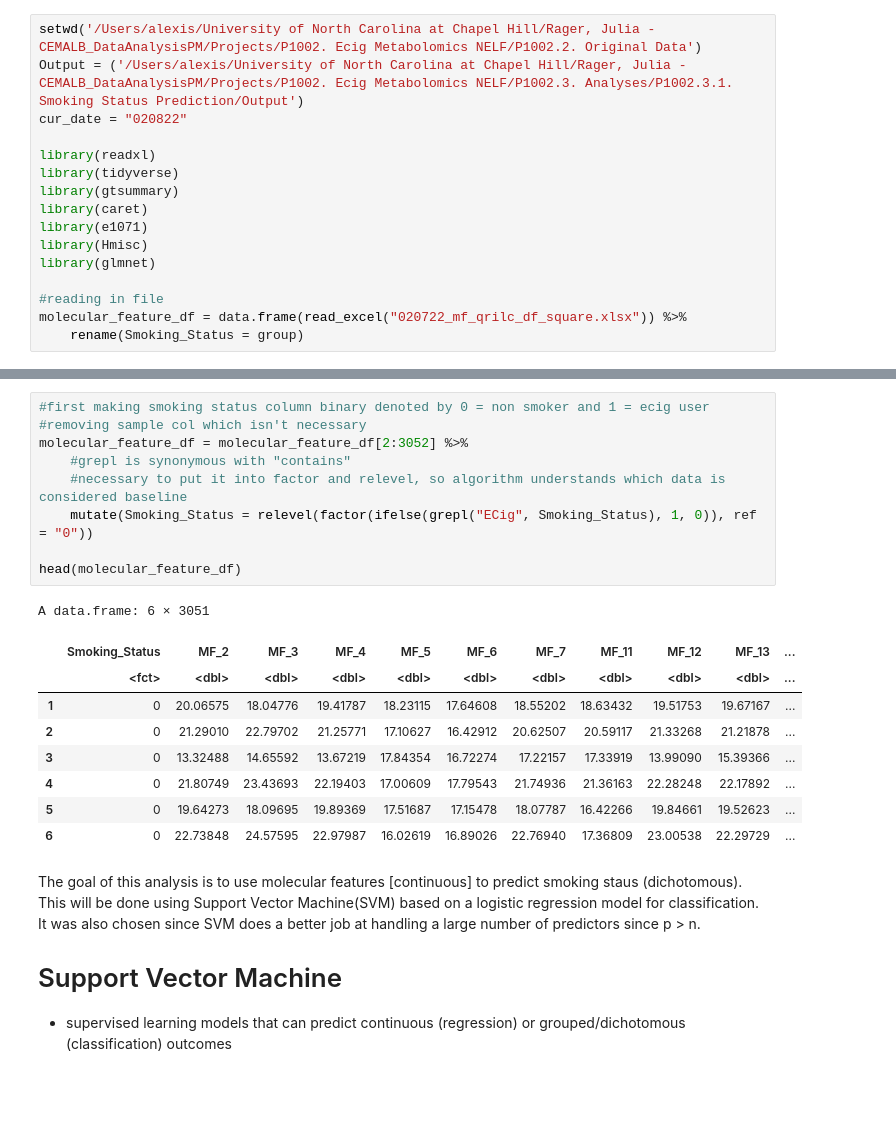
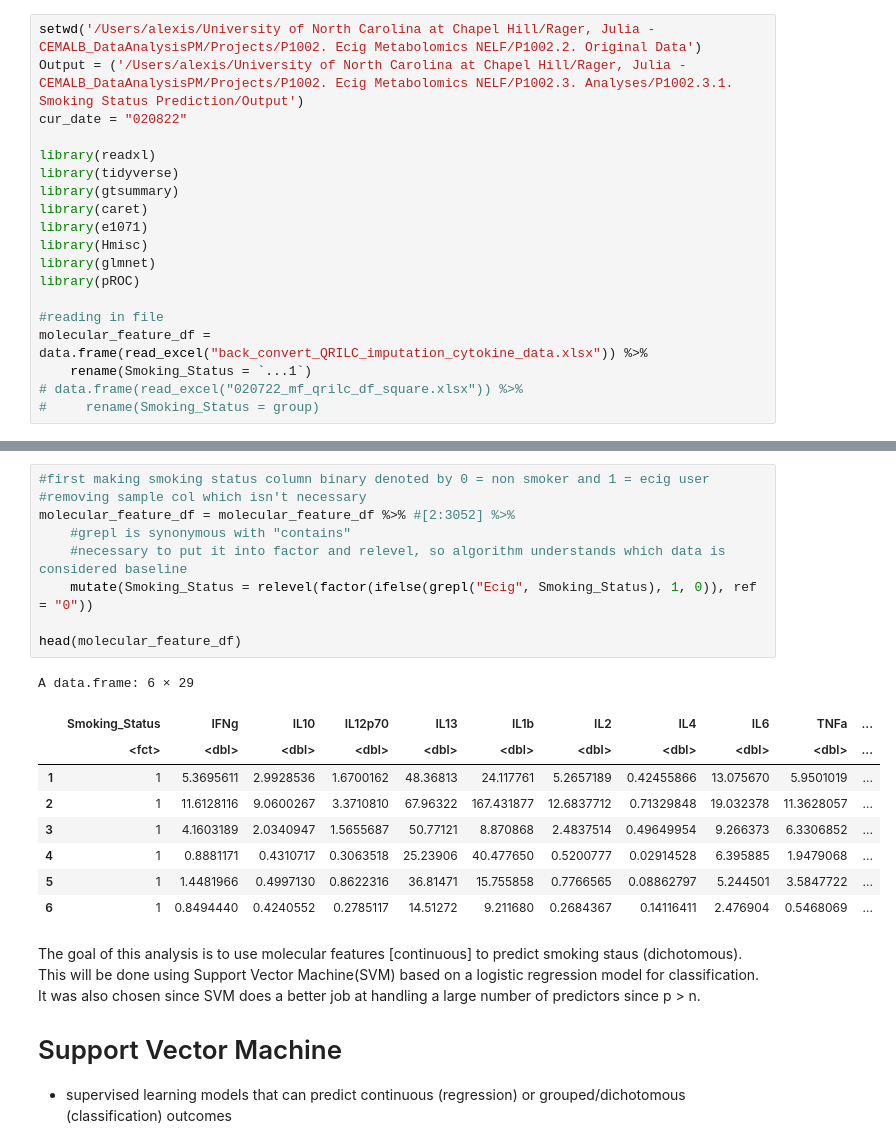
Before and after one commit to UNC-CEMALB/P1002_Ecig-Metabolomics-NELF, a Jupyter notebook: 2. Smoking Status Prediction/SVM.ipynb, the cells around one changed output, grey strips where cells are left out. Drawn from its saved outputs; the diff is of its cells as text; blank space fills up the shorter version.

```diff
--- a/2. Smoking Status Prediction/SVM.ipynb
+++ b/2. Smoking Status Prediction/SVM.ipynb
@@ -10,10 +10,13 @@ library(caret)
 library(e1071)
 library(Hmisc)
 library(glmnet)
+library(pROC)
 
 #reading in file
-molecular_feature_df = data.frame(read_excel("020722_mf_qrilc_df_square.xlsx")) %>%
-    rename(Smoking_Status = group)
+molecular_feature_df = data.frame(read_excel("back_convert_QRILC_imputation_cytokine_data.xlsx")) %>%
+    rename(Smoking_Status = `...1`)
+# data.frame(read_excel("020722_mf_qrilc_df_square.xlsx")) %>%
+#     rename(Smoking_Status = group)
 # %% [output]
 ── Attaching packages ─────────────────────────────────────── tidyverse 1.3.0 ──
 
@@ -47,22 +50,22 @@ A data.frame: 6 × 3052
 # %%
 #first making smoking status column binary denoted by 0 = non smoker and 1 = ecig user
 #removing sample col which isn't necessary
-molecular_feature_df = molecular_feature_df[2:3052] %>%
+molecular_feature_df = molecular_feature_df %>% #[2:3052] %>%
     #grepl is synonymous with "contains"
     #necessary to put it into factor and relevel, so algorithm understands which data is considered baseline
-    mutate(Smoking_Status = relevel(factor(ifelse(grepl("ECig", Smoking_Status), 1, 0)), ref = "0"))
+    mutate(Smoking_Status = relevel(factor(ifelse(grepl("Ecig", Smoking_Status), 1, 0)), ref = "0"))
 
 head(molecular_feature_df)
 # %% [output]
-A data.frame: 6 × 3051
+A data.frame: 6 × 29
-|  | Smoking_Status | MF_2 | MF_3 | MF_4 | MF_5 | MF_6 | MF_7 | MF_11 | MF_12 | MF_13 | ... |
+|  | Smoking_Status | IFNg | IL10 | IL12p70 | IL13 | IL1b | IL2 | IL4 | IL6 | TNFa | ... |
 |  | <fct> | <dbl> | <dbl> | <dbl> | <dbl> | <dbl> | <dbl> | <dbl> | <dbl> | <dbl> | ... |
-| 1 | 0 | 20.06575 | 18.04776 | 19.41787 | 18.23115 | 17.64608 | 18.55202 | 18.63432 | 19.51753 | 19.67167 | ... |
-| 2 | 0 | 21.29010 | 22.79702 | 21.25771 | 17.10627 | 16.42912 | 20.62507 | 20.59117 | 21.33268 | 21.21878 | ... |
-| 3 | 0 | 13.32488 | 14.65592 | 13.67219 | 17.84354 | 16.72274 | 17.22157 | 17.33919 | 13.99090 | 15.39366 | ... |
-| 4 | 0 | 21.80749 | 23.43693 | 22.19403 | 17.00609 | 17.79543 | 21.74936 | 21.36163 | 22.28248 | 22.17892 | ... |
-| 5 | 0 | 19.64273 | 18.09695 | 19.89369 | 17.51687 | 17.15478 | 18.07787 | 16.42266 | 19.84661 | 19.52623 | ... |
-| 6 | 0 | 22.73848 | 24.57595 | 22.97987 | 16.02619 | 16.89026 | 22.76940 | 17.36809 | 23.00538 | 22.29729 | ... |
+| 1 | 1 | 5.3695611 | 2.9928536 | 1.6700162 | 48.36813 | 24.117761 | 5.2657189 | 0.42455866 | 13.075670 | 5.9501019 | ... |
+| 2 | 1 | 11.6128116 | 9.0600267 | 3.3710810 | 67.96322 | 167.431877 | 12.6837712 | 0.71329848 | 19.032378 | 11.3628057 | ... |
+| 3 | 1 | 4.1603189 | 2.0340947 | 1.5655687 | 50.77121 | 8.870868 | 2.4837514 | 0.49649954 | 9.266373 | 6.3306852 | ... |
+| 4 | 1 | 0.8881171 | 0.4310717 | 0.3063518 | 25.23906 | 40.477650 | 0.5200777 | 0.02914528 | 6.395885 | 1.9479068 | ... |
+| 5 | 1 | 1.4481966 | 0.4997130 | 0.8622316 | 36.81471 | 15.755858 | 0.7766565 | 0.08862797 | 5.244501 | 3.5847722 | ... |
+| 6 | 1 | 0.8494440 | 0.4240552 | 0.2785117 | 14.51272 | 9.211680 | 0.2684367 | 0.14116411 | 2.476904 | 0.5468069 | ... |
 # %% [markdown]
 The goal of this analysis is to use molecular features [continuous] to predict smoking staus (dichotomous). This will be done using Support Vector Machine(SVM) based on a logistic regression model for classification. It was also chosen since SVM does a better job at handling a large number of predictors since p > n.
 
```
Also changed, not shown: parts of 8 cells of this notebook.
